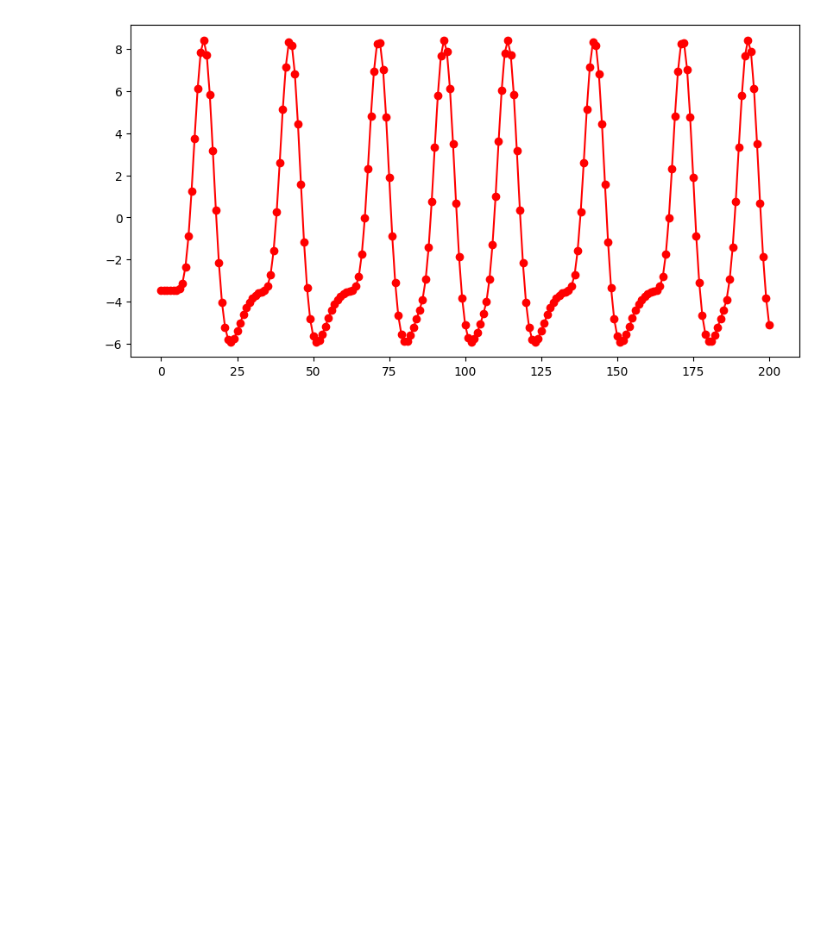
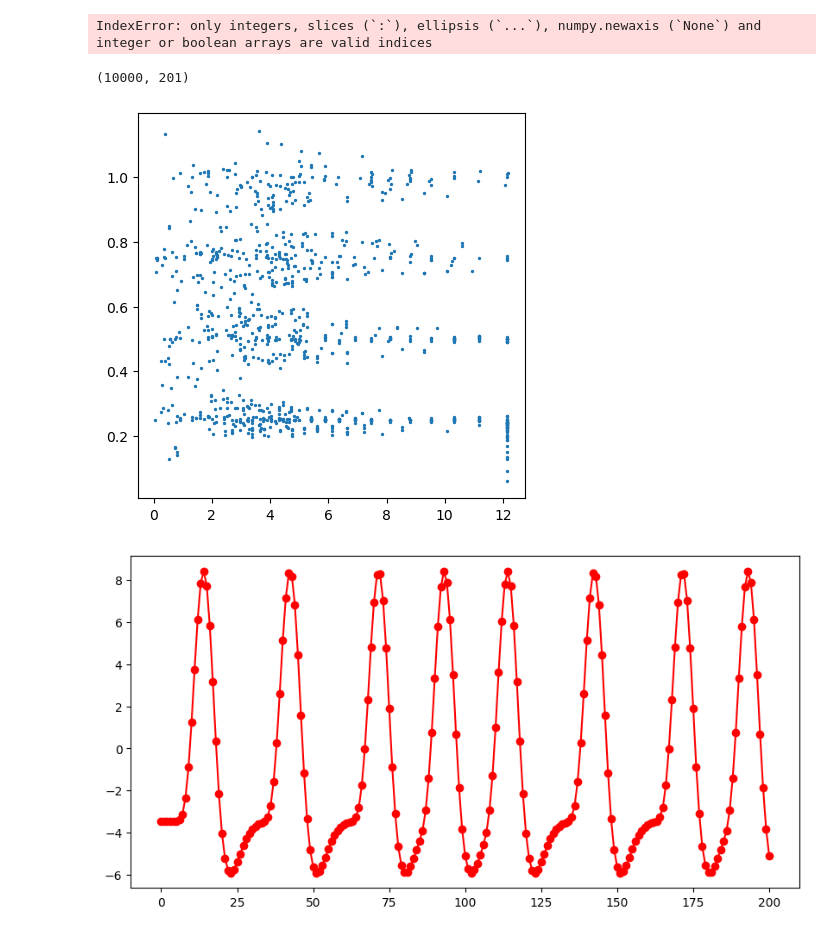
Before and after one commit to clayspacelab/popeye_model_fit, a Jupyter notebook: exploring_optimizers.ipynb, the cells around one changed output. Drawn from its saved outputs; the diff is of its cells as text; code cells hidden in the pictures; blank space fills up the shorter version.

```diff
--- a/exploring_optimizers.ipynb
+++ b/exploring_optimizers.ipynb
@@ -27,3 +29,21 @@ from fit_utils import *
+# %%
+truePath = '/d/DATA/data/popeye_pRF/Simulation/simulatedVoxels.pkl'
+fitPath = '/d/DATA/data/popeye_pRF/Simulation/popeyeFit/RF_ss5_fFit_popeye.nii.gz'
+fitData = nib.load(fitPath).get_fdata()
+trueData = pickle.load(open(truePath, 'rb'))
+# %% [output]
+IndexError: only integers, slices (`:`), ellipsis (`...`), numpy.newaxis (`None`) and integer or boolean arrays are valid indices
+# %%
+trueData.shape
+# %% [output]
+(10000, 201)
+# %%
+plt.figure(figsize=(5, 5))
+plt.scatter(fitData[:, :, :, 3], fitData[:, :, :, 4], s=2)
+# plt.scatter(trueData['params_vox'])
+plt.show()
+# %% [output]
+[figure, added]
 # %%
 # viewing_distance = 38.0
 # screen_width = 25.0
```
Also changed, not shown: parts of 1 cell of this notebook, 4 other files.
